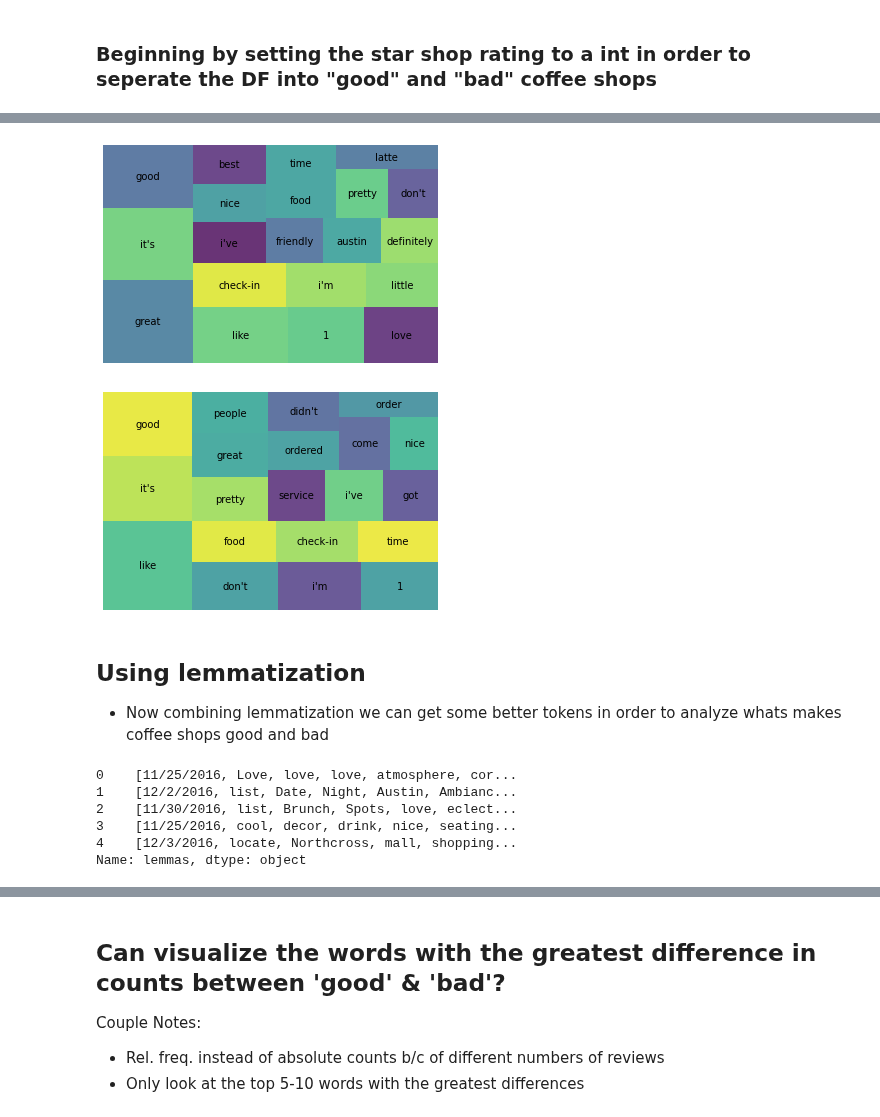
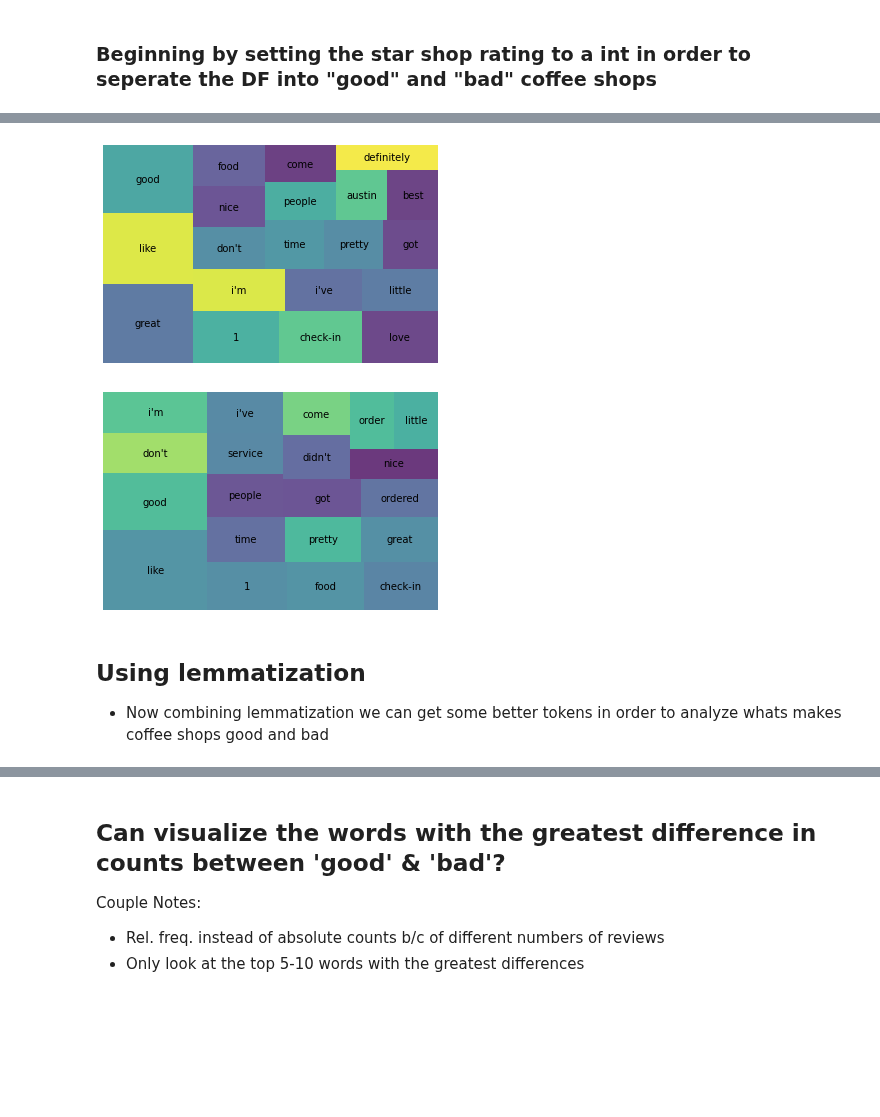
Before and after one commit to trevorwjames/DS-Unit-4-Sprint-1-NLP, a Jupyter notebook: module1-text-data/LS_DS_411_Text_Data_Assignment.ipynb, the cells around one changed output, grey strips where cells are left out. Cells and saved outputs as stored; diff of their text form; code cells hidden in the pictures; blank space fills up the shorter version.

```diff
--- a/module1-text-data/LS_DS_411_Text_Data_Assignment.ipynb
+++ b/module1-text-data/LS_DS_411_Text_Data_Assignment.ipynb
@@ -84,2 +83,0 @@ tokenizer = Tokenizer(nlp.vocab)
-# %%
-shops = pd.read_csv(url)
@@ -137,8 +129,6 @@ plt.show()
 ### Beginning by setting the star shop rating to a int in order to seperate the DF into "good" and "bad" coffee shops
 # %%
 shops['star_rating'] = shops['star_rating'].str[:2].astype(int)
-# %%
-shops = shops.drop(columns='tokens_ratings')
 # %%
 shops.shape
 # %% [output]
@@ -157,14 +147,16 @@ shops.head()
+# %%
+good_shops = shops[shops['star_rating'] > 4]
 # %%
 bad_shops = shops[shops['star_rating'] <= 3]
 # %%
 wc_good = count(good_shops['tokens'])
-wc_top20_good = wc_good[wc_good['rank'] <= 20]
+wc_top20_good = wc[wc['rank'] <= 20]
 
 squarify.plot(sizes=wc_top20_good['pct_total'], label=wc_top20_good['word'], alpha=.8 )
 plt.axis('off')
 plt.show()
 # %% [output]
-[figure, old version]
+[figure, new version]
 # %%
 
 wc_bad = count(bad_shops['tokens'])
@@ -174,7 +166,7 @@ squarify.plot(sizes=wc_top20_bad['pct_total'], label=wc_top20_bad['word'], alpha
 plt.axis('off')
 plt.show()
 # %% [output]
-[figure, old version]
+[figure, new version]
 # %% [markdown]
 ## Using lemmatization
 - Now combining lemmatization we can get some better tokens in order to analyze whats makes coffee shops good and bad
@@ -198,13 +190,6 @@ def get_lemmas(text):
 shops['lemmas'] = shops['full_review_text'].apply(get_lemmas)
 # %%
 shops['lemmas'].head()
-# %% [output]
-0    [11/25/2016, Love, love, love, atmosphere, cor...
-1    [12/2/2016, list, Date, Night, Austin, Ambianc...
-2    [11/30/2016, list, Brunch, Spots, love, eclect...
-3    [11/25/2016, cool, decor, drink, nice, seating...
-4    [12/3/2016, locate, Northcross, mall, shopping...
-Name: lemmas, dtype: object
 # %%
 bad_shops = shops[shops['star_rating'] <= 3]
 wc_bad = count(bad_shops['lemmas'])
```
Also changed, not shown: parts of 9 cells of this notebook.
